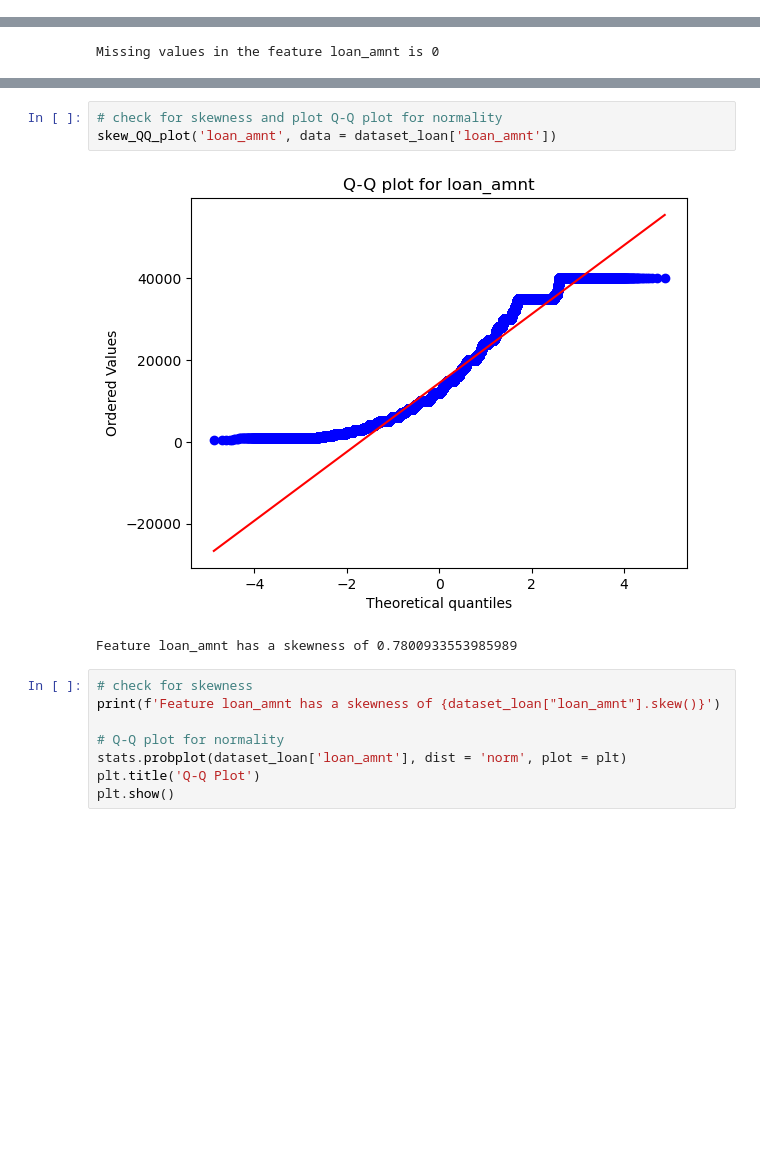
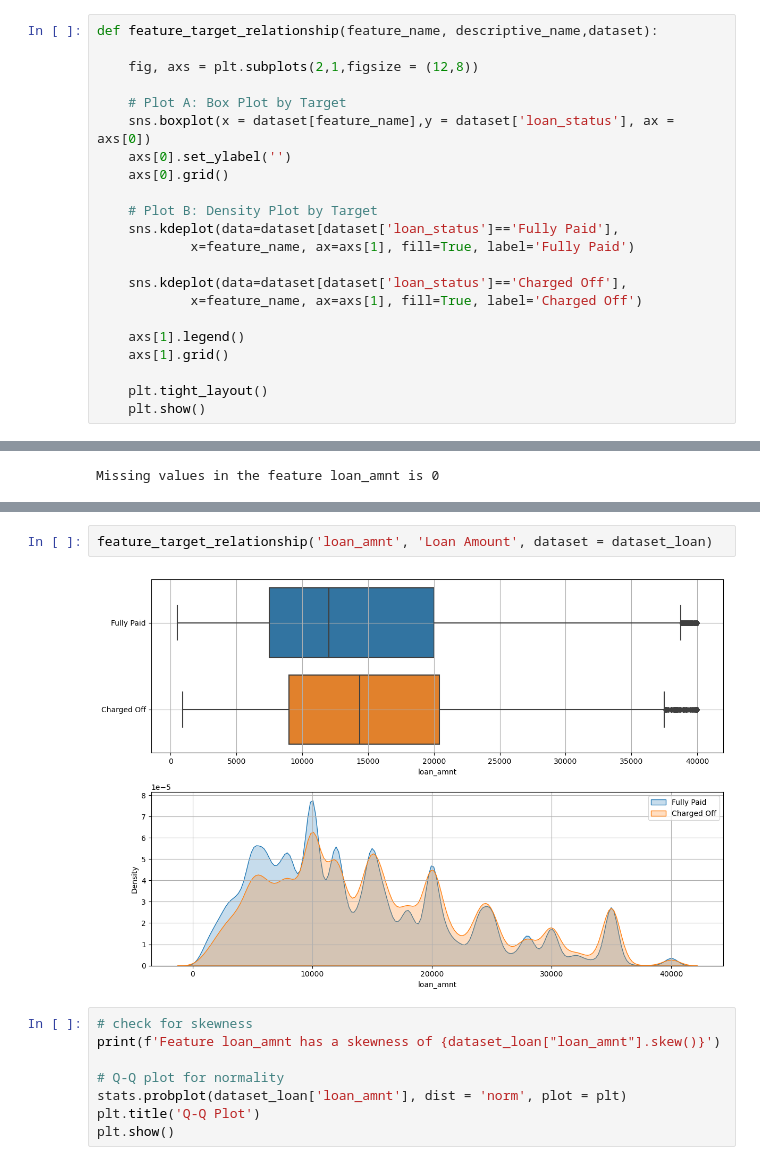
Before and after one commit to Singhal-Piyush/credit-risk-probability-default-model, a Jupyter notebook: 01_credit_risk_data_exploration.ipynb, the cells around one changed output, grey strips where cells are left out. Drawn from its saved outputs; the diff is of its cells as text; blank space fills up the shorter version.

```diff
--- a/01_credit_risk_data_exploration.ipynb
+++ b/01_credit_risk_data_exploration.ipynb
@@ -636,5 +629,27 @@ def univariate_analysis_plot(feature_name, descriptive_name, dataset):
 
     plt.tight_layout()
     plt.show()
+# %%
+def feature_target_relationship(feature_name, descriptive_name,dataset):
+
+    fig, axs = plt.subplots(2,1,figsize = (12,8))
+
+    # Plot A: Box Plot by Target
+    sns.boxplot(x = dataset[feature_name],y = dataset['loan_status'], ax = axs[0])
+    axs[0].set_ylabel('')
+    axs[0].grid()
+
+    # Plot B: Density Plot by Target
+    sns.kdeplot(data=dataset[dataset['loan_status']=='Fully Paid'],
+            x=feature_name, ax=axs[1], fill=True, label='Fully Paid')
+
+    sns.kdeplot(data=dataset[dataset['loan_status']=='Charged Off'],
+            x=feature_name, ax=axs[1], fill=True, label='Charged Off')
+
+    axs[1].legend()
+    axs[1].grid()
+
+    plt.tight_layout()
+    plt.show()
 # %% [markdown]
 **Outlier Detection**
@@ -733,11 +705,9 @@ univariate_analysis_plot('loan_amnt', 'Loan Amount', dataset = dataset_loan)
 # %% [output]
 [figure]
-# %%
-# check for skewness and plot Q-Q plot for normality
-skew_QQ_plot('loan_amnt', data = dataset_loan['loan_amnt'])
-# %% [output]
-[figure, removed]
-Feature loan_amnt has a skewness of 0.7800933553985989
+# %%
+feature_target_relationship('loan_amnt', 'Loan Amount', dataset = dataset_loan)
+# %% [output]
+[figure, added]
 # %%
 # check for skewness
 print(f'Feature loan_amnt has a skewness of {dataset_loan["loan_amnt"].skew()}')
```
Also changed, not shown: parts of 35 cells of this notebook, 1 other file.
